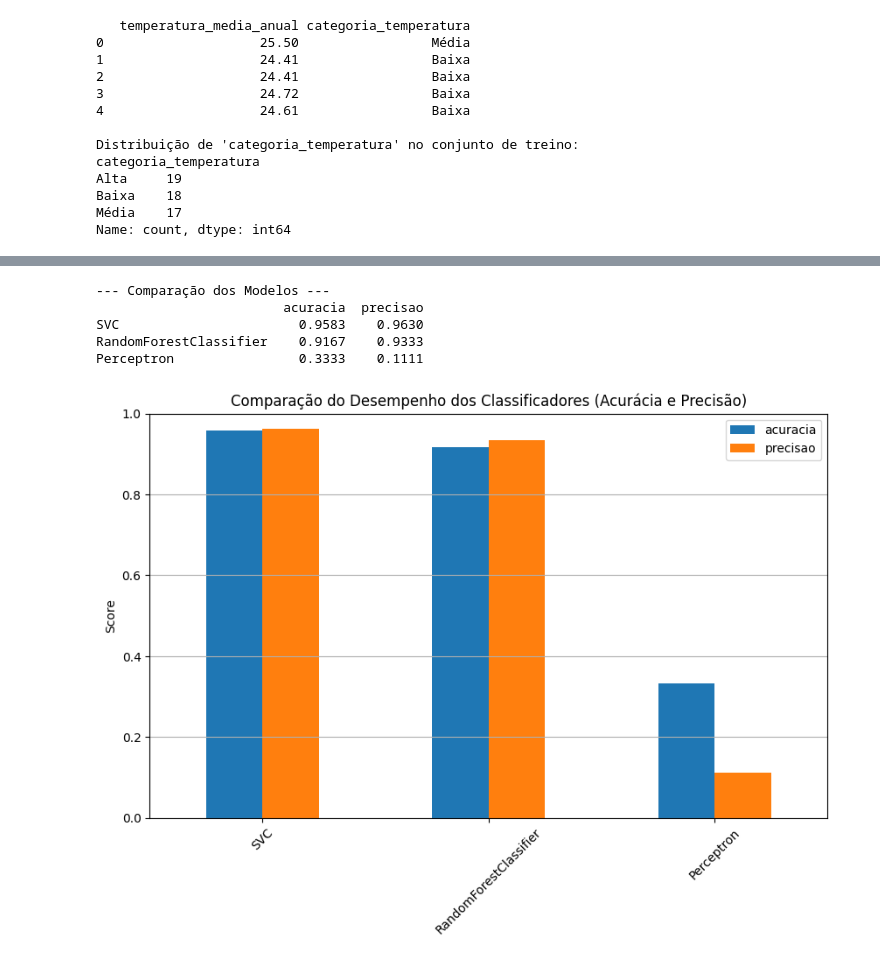
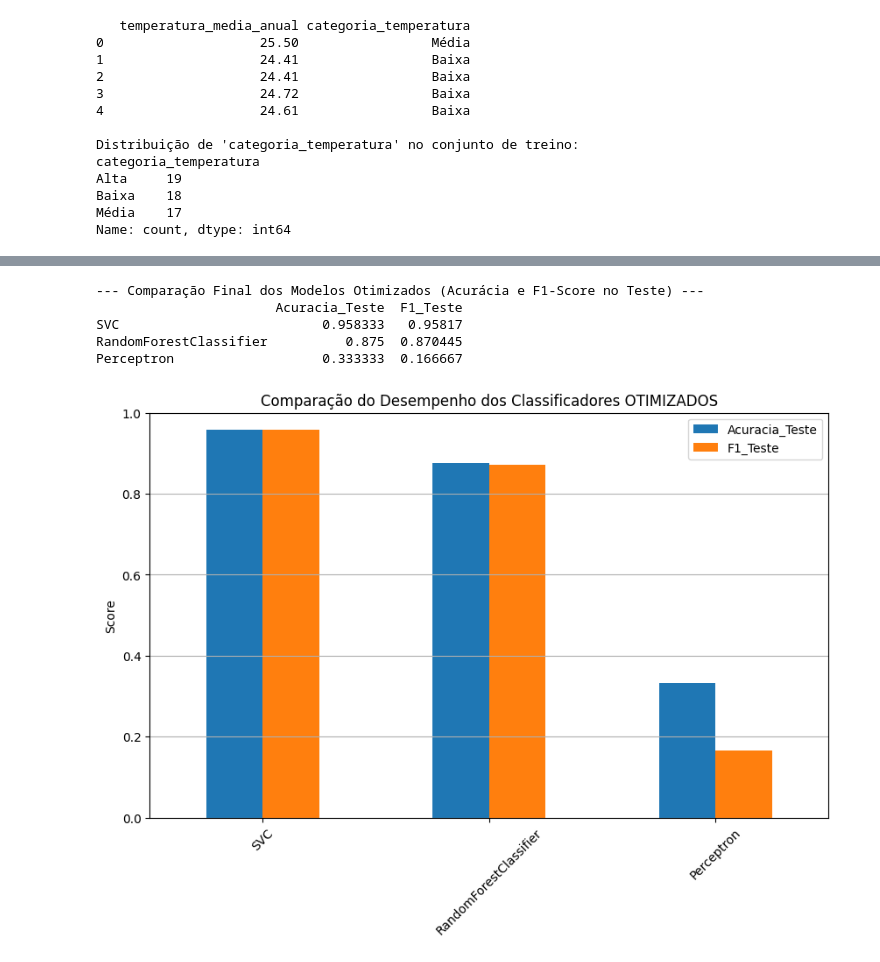
Before and after one commit to MichaelTRArruda/dados, a Jupyter notebook: Serie_temporal_temperaturas_Recife.ipynb, the cells around one changed output, grey strips where cells are left out. Drawn from its saved outputs; the diff is of its cells as text; code cells hidden in the pictures.

```diff
--- a/Serie_temporal_temperaturas_Recife.ipynb
+++ b/Serie_temporal_temperaturas_Recife.ipynb
@@ -269,20 +472,30 @@ weighted avg       0.11      0.33      0.17        24
 # %%
-print("\n--- Comparação dos Modelos ---")
-df_comparacao = pd.DataFrame(resultados).T
-print(df_comparacao.round(4))
+# Importa pandas e matplotlib, caso ainda não estejam importados na célula
+import pandas as pd
+import matplotlib.pyplot as plt
 
-# Visualiza a comparação
-df_comparacao.plot(kind='bar', figsize=(10, 6))
-plt.title('Comparação do Desempenho dos Classificadores (Acurácia e Precisão)')
+# 1. Cria o DataFrame de comparação
+# Usamos o dicionário preenchido pelo bloco de otimização
+df_comparacao_otimizada = pd.DataFrame(melhores_resultados_teste).T
+
+# Remove a coluna de Parâmetros para deixar a tabela de métricas mais limpa
+df_comparacao_metricas = df_comparacao_otimizada.drop(columns=['Melhores_Params'])
+
+print("\n--- Comparação Final dos Modelos Otimizados (Acurácia e F1-Score no Teste) ---")
+print(df_comparacao_metricas.round(4))
+
+# 2. Visualiza a comparação
+df_comparacao_metricas.plot(kind='bar', figsize=(10, 6))
+plt.title('Comparação do Desempenho dos Classificadores OTIMIZADOS')
 plt.ylabel('Score')
 plt.ylim(0, 1)
 plt.xticks(rotation=45)
 plt.grid(axis='y')
 plt.show()
 # %% [output]
---- Comparação dos Modelos ---
-                        acuracia  precisao
-SVC                       0.9583    0.9630
-RandomForestClassifier    0.9167    0.9333
-Perceptron                0.3333    0.1111
+--- Comparação Final dos Modelos Otimizados (Acurácia e F1-Score no Teste) ---
+                       Acuracia_Teste  F1_Teste
+SVC                          0.958333   0.95817
+RandomForestClassifier          0.875  0.870445
+Perceptron                   0.333333  0.166667
-[figure, old version]
+[figure, new version]
```
Also changed, not shown: parts of 14 cells of this notebook.
